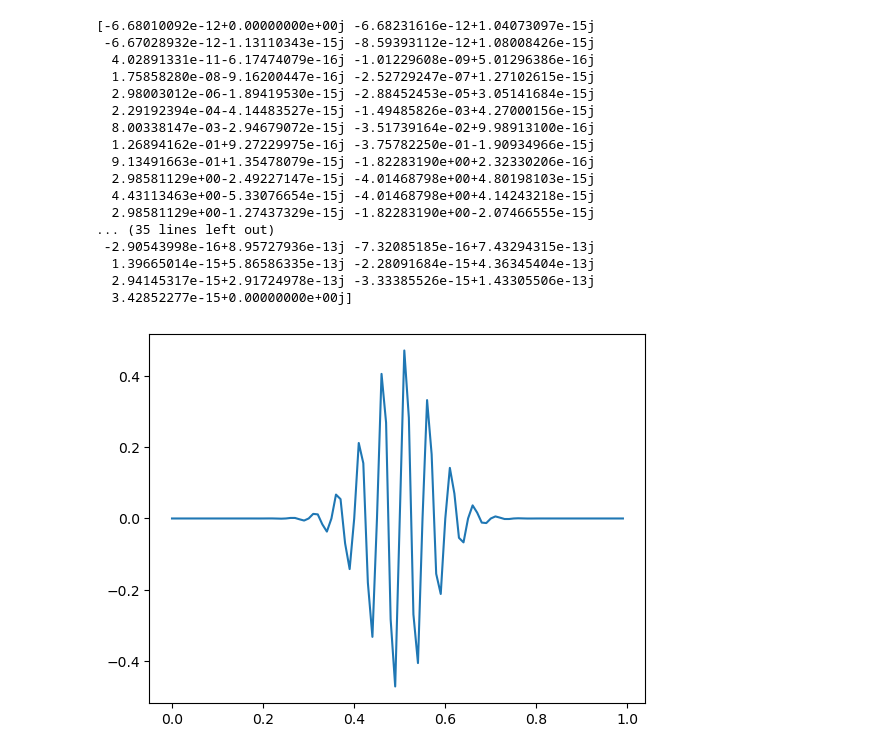
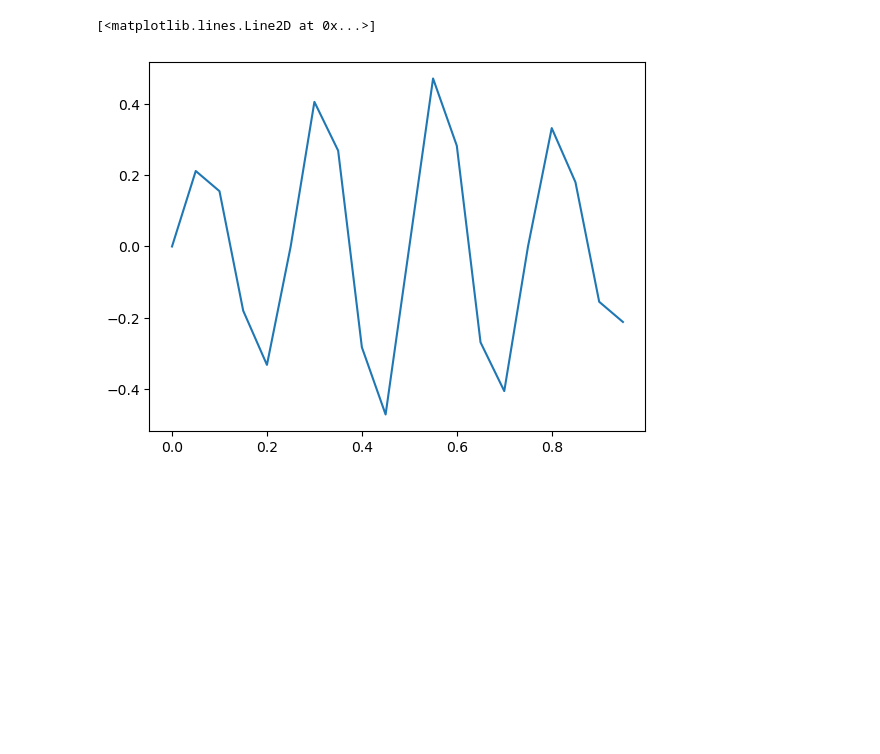
Before and after one commit to dominika-zieba/VI, a Jupyter notebook: sine_gaussian_jax.ipynb, the cells around one changed output. Cells and saved outputs as stored; diff of their text form; code cells hidden in the pictures; blank space fills up the shorter version.

```diff
--- a/sine_gaussian_jax.ipynb
+++ b/sine_gaussian_jax.ipynb
@@ -39,7 +34,7 @@ import pickle
 # %%
 f_min = 0. #minimum frequency cut-off
 T = 1.  #data segment duration (8 seconds)
-Fs = 100. #samplingfrequency  (Hz)
+Fs = 20. #samplingfrequency  (Hz)
 #t_start = 1126259446. #strain data segment start time
 t_start=0.
 # since signals are generated in frequency domain this time is only used for calculating time dealys and hence is set to t_coalsecence
@@ -72,40 +66,21 @@ def simulate_fd_sine_gaussian_waveform_matrix(A, t0, f0, tau, times, fmin, df):
 
     return hp, hc
 # %%
-t=H1_d.times #time array for the time domain signal
-A=0.5
-t0=0.5
-f0=20.
-tau=2./f0
-ra=0.5
-dec=0.5
-psi=0.5
-
-
-simulate_fd_sine_gaussian_waveform(A, t0, f0, tau, t, f_min, H1_d.df)
+f0 = 4.
+true_params = dict(
+        A=0.5,
+        t0=0.5,
+        f0=4.,
+        tau=2./f0,
+        ra=0.5,
+        dec=0.5,
+        psi=0.5)
 
 #simulate signal
-hp, hc = simulate_fd_sine_gaussian_waveform(A,t0,f0,tau,t,0.,H1_d.df)
+hp, hc = simulate_fd_sine_gaussian_waveform(true_params['A'], true_params['t0'], true_params['f0'], true_params['tau'], H1_d.times, f_min,H1_d.df)
 hct = jnp.fft.irfft(hc)
-pl.plot(t,hct)
-print(hp,hc)
+pl.plot(H1_d.times,hct)
 # %% [output]
-[-6.68010092e-12+0.00000000e+00j -6.68231616e-12+1.04073097e-15j
- -6.67028932e-12-1.13110343e-15j -8.59393112e-12+1.08008426e-15j
-  4.02891331e-11-6.17474079e-16j -1.01229608e-09+5.01296386e-16j
-  1.75858280e-08-9.16200447e-16j -2.52729247e-07+1.27102615e-15j
-  2.98003012e-06-1.89419530e-15j -2.88452453e-05+3.05141684e-15j
-  2.29192394e-04-4.14483527e-15j -1.49485826e-03+4.27000156e-15j
-  8.00338147e-03-2.94679072e-15j -3.51739164e-02+9.98913100e-16j
-  1.26894162e-01+9.27229975e-16j -3.75782250e-01-1.90934966e-15j
-  9.13491663e-01+1.35478079e-15j -1.82283190e+00+2.32330206e-16j
-  2.98581129e+00-2.49227147e-15j -4.01468798e+00+4.80198103e-15j
-  4.43113463e+00-5.33076654e-15j -4.01468798e+00+4.14243218e-15j
-  2.98581129e+00-1.27437329e-15j -1.82283190e+00-2.07466555e-15j
-... (35 lines left out)
- -2.90543998e-16+8.95727936e-13j -7.32085185e-16+7.43294315e-13j
-  1.39665014e-15+5.86586335e-13j -2.28091684e-15+4.36345404e-13j
-  2.94145317e-15+2.91724978e-13j -3.33385526e-15+1.43305506e-13j
-  3.42852277e-15+0.00000000e+00j]
+[<matplotlib.lines.Line2D at 0x...>]
-[figure, old version]
+[figure, new version]
 # %%
```
Also changed, not shown: parts of 18 cells of this notebook, 2 other files.
